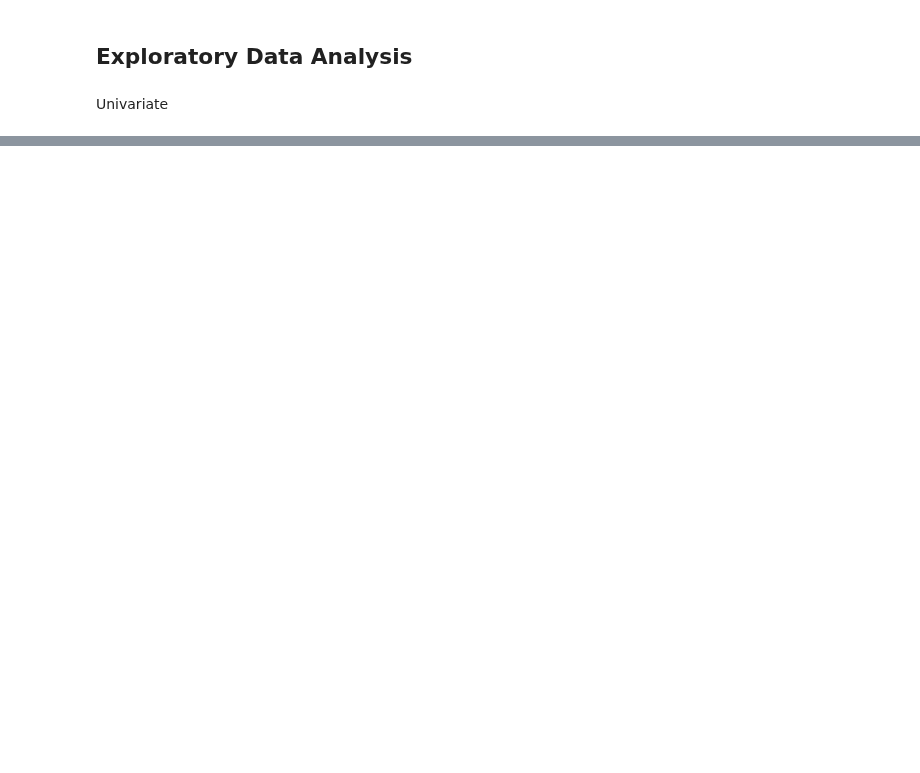
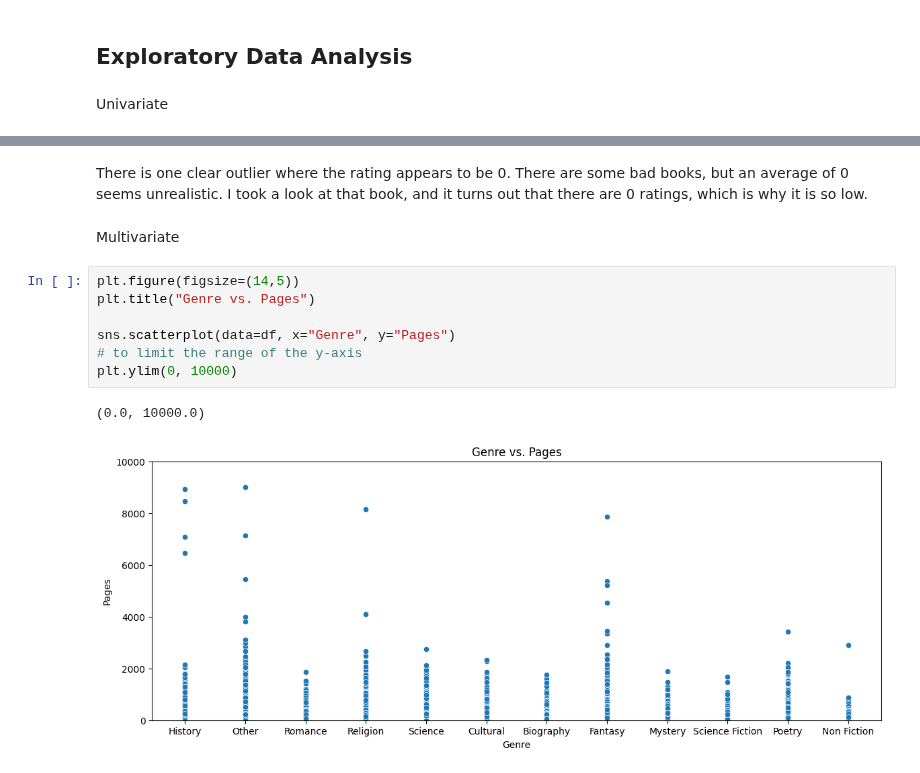
Before and after one commit to klittle0/Goodreads-book-analysis, a Jupyter notebook: dataanalysis.ipynb, the cells around one changed output, grey strips where cells are left out. Cells and saved outputs as stored; diff of their text form; blank space fills up the shorter version.

Commit message:
2/14 — univariate + multivariate

```diff
--- a/dataanalysis.ipynb
+++ b/dataanalysis.ipynb
@@ -109,0 +136,14 @@ Univariate
+# %% [markdown]
+There is one clear outlier where the rating appears to be 0. There are some bad books, but an average of 0 seems unrealistic. I took a look at that book, and it turns out that there are 0 ratings, which is why it is so low.
+# %% [markdown]
+Multivariate
+# %%
+plt.figure(figsize=(14,5))
+plt.title("Genre vs. Pages")
+
+sns.scatterplot(data=df, x="Genre", y="Pages")
+# to limit the range of the y-axis
+plt.ylim(0, 10000)
+# %% [output]
+(0.0, 10000.0)
+[figure, added]
```
Also changed, not shown: parts of 13 cells of this notebook.
